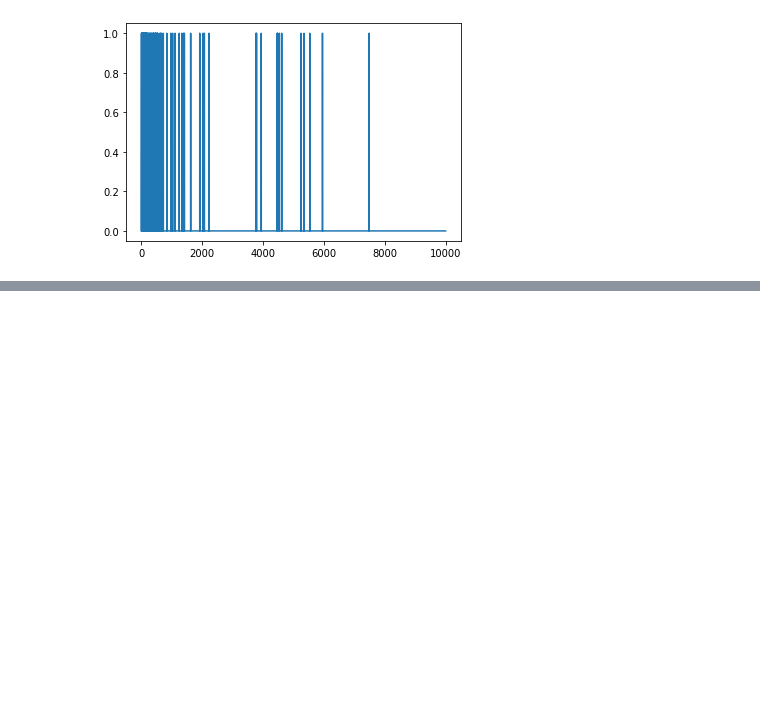
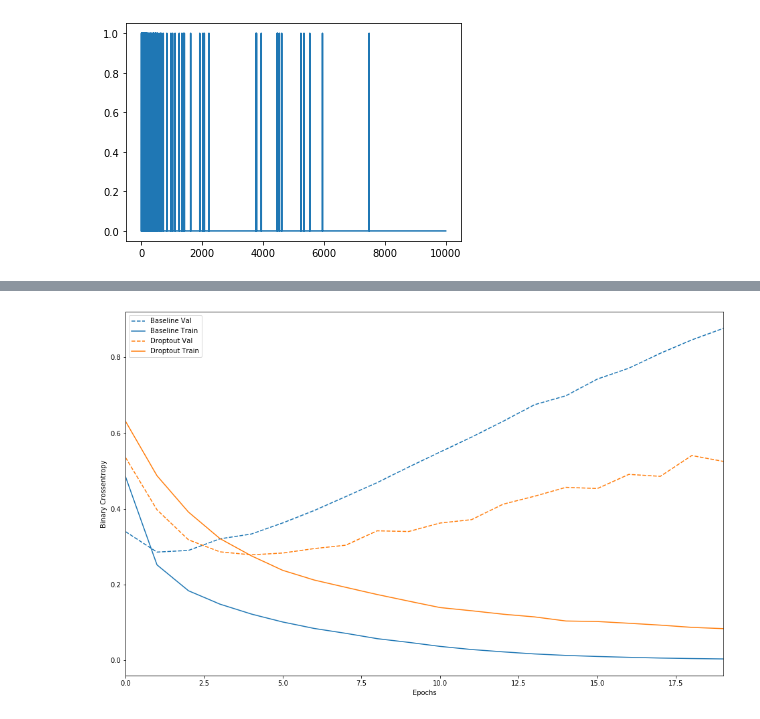
Before and after one commit to wyl2005/notebooks, a Jupyter notebook: overfit_underfit.ipynb, the cells around one changed output, grey strips where cells are left out. Cells and saved outputs as stored; diff of their text form; code cells hidden in the pictures; blank space fills up the shorter version.

```diff
--- a/overfit_underfit.ipynb
+++ b/overfit_underfit.ipynb
@@ -38,3 +62,17 @@ plt.plot(train[0])
 # %% [output]
 [<matplotlib.lines.Line2D at 0x...>]
 [figure]
+# %%
+
+baseline_model = keras.Sequential([
+    # `input_shape` is only required here so that `.summary` works.
+    keras.layers.Dense(16, activation=tf.nn.relu, input_shape=(NUM_WORDS,)),
+    keras.layers.Dense(16, activation=tf.nn.relu),
+    keras.layers.Dense(1, activation=tf.nn.sigmoid)
+])
+
+baseline_model.compile(optimizer='adam',
+                       loss='binary_crossentropy',
+                       metrics=['accuracy', 'binary_crossentropy'])
+
+baseline_model.summary()
@@ -40,0 +94,7 @@ plt.plot(train[0])
+# %%
+baseline_history = baseline_model.fit(train_data,
+                                     train_labels,
+                                     epochs=20,
+                                     batch_size=512,
+                                     validation_data=(test_data,test_labels),
+                                     verbose=2)
@@ -74,0 +321,6 @@ _________________________________________________________________
+# %%
+
+plot_history([('baseline', baseline_history),
+             ('droptout', dpt_model_history)])
+# %% [output]
+[figure, added]
```
Also changed, not shown: parts of 15 cells of this notebook, 1 other file.
